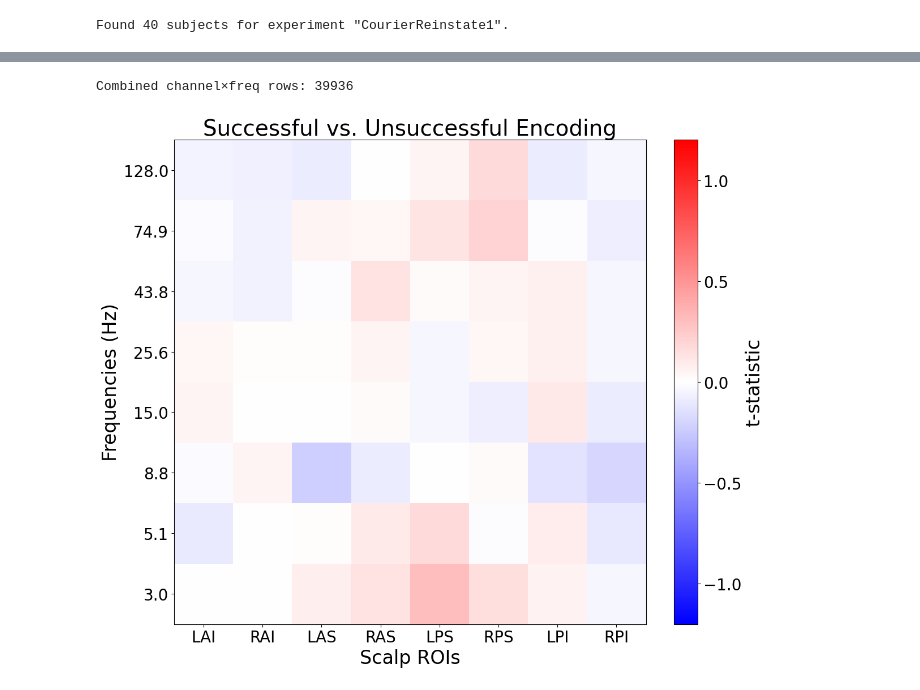
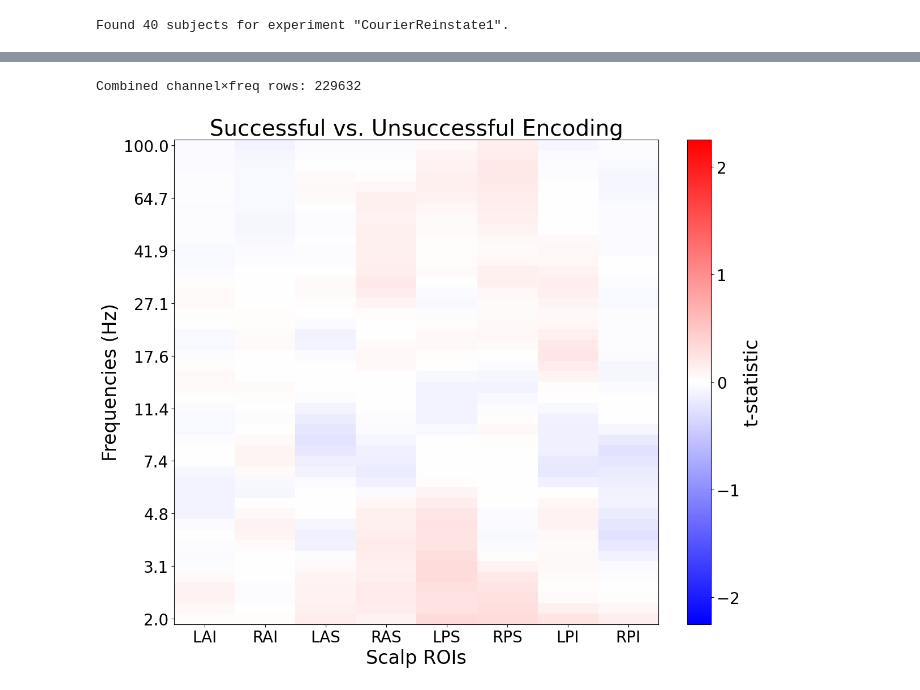
Before and after one commit to pennmem/CourierReinstate1, a Jupyter notebook: encoding.ipynb, the cells around one changed output, grey strips where cells are left out. Saved outputs shown, nothing was run; the diff lists cells and outputs as text; code cells hidden in the pictures.

```diff
--- a/encoding.ipynb
+++ b/encoding.ipynb
@@ -27,7 +27,7 @@ REL_START, REL_STOP = 300, 1300
 BUFFER_MS = 1000
 WIDTH = 6
 
-FREQS = np.logspace(np.log10(3), np.log10(128), 8)
+FREQS = np.logspace(np.log10(2), np.log10(100), 46)
 NOTCH_BAND = (58., 62.)
 BATCH_EVENTS = 64
 ROI_ORDER = ['LAI','RAI','LAS','RAS','LPS','RPS','LPI','RPI']
@@ -236,7 +236,7 @@ chan_t_all = (pd.concat(subj_chan_t_list, ignore_index=True)
               pd.DataFrame(columns=['subject','channel','frequency','t']))
 print("Combined channel×freq rows:", len(chan_t_all))
 # %% [output]
-Combined channel×freq rows: 39936
+Combined channel×freq rows: 229632
 # %%
 chan_t_all['ROI'] = chan_t_all['channel'].map(assign_roi)
 chan_t_all = chan_t_all.dropna(subset=['ROI']).copy()
@@ -279,35 +279,35 @@ p_adj_tbl = pd.DataFrame(p_adj.reshape(p_tbl.shape),
 # %%
 fig = plt.figure(figsize=(12, 10))
 ax = plt.gca()
-norm = mcolors.TwoSlopeNorm(vmin=-1.2, vcenter=0.0, vmax=1.2)
+norm = mcolors.TwoSlopeNorm(vmin=-2.25, vcenter=0.0, vmax=2.25)
 im = ax.imshow(heat, cmap='bwr', aspect='auto', norm=norm)
 
 freqs = heat.index.values
 tick_idx = np.unique(np.round(np.linspace(0, len(freqs)-1, 10)).astype(int))
 ax.set_yticks(tick_idx)
 ax.set_yticklabels([f'{freqs[i]:.1f}' for i in tick_idx], fontsize=20)
 
 ax.set_xticks(range(heat.shape[1]))
 ax.set_xticklabels(list(heat.columns), fontsize=20)
 
 ax.set_xlabel('Scalp ROIs', fontsize=24)
 ax.set_ylabel('Frequencies (Hz)', fontsize=24)
 ax.set_title('Successful vs. Unsuccessful Encoding', fontsize=28)
 
 cbar = plt.colorbar(im, ax=ax, fraction=.1)
 cbar.set_label('t-statistic', size=24)
-cbar.set_ticks([-1.0, -0.5, 0.0, 0.5, 1.0])
+cbar.set_ticks([-2, -1, 0, 1, 2])
 cbar.ax.tick_params(labelsize=20)
 
 ax.invert_yaxis()
 ax.grid(False)
 
 # sig = (p_adj_tbl.loc[heat.index, heat.columns].values < 0.05)
 # for (i, j), ok in np.ndenumerate(sig):
 #     if ok:
 #         ax.add_patch(plt.Rectangle((j-0.5, i-0.5), 1, 1, fill=False, lw=1.5, edgecolor='k'))
 
 plt.tight_layout()
 plt.show()
 # %% [output]
-[figure, old version]
+[figure, new version]
```
Also changed, not shown: parts of 2 cells of this notebook, 1 other file.
